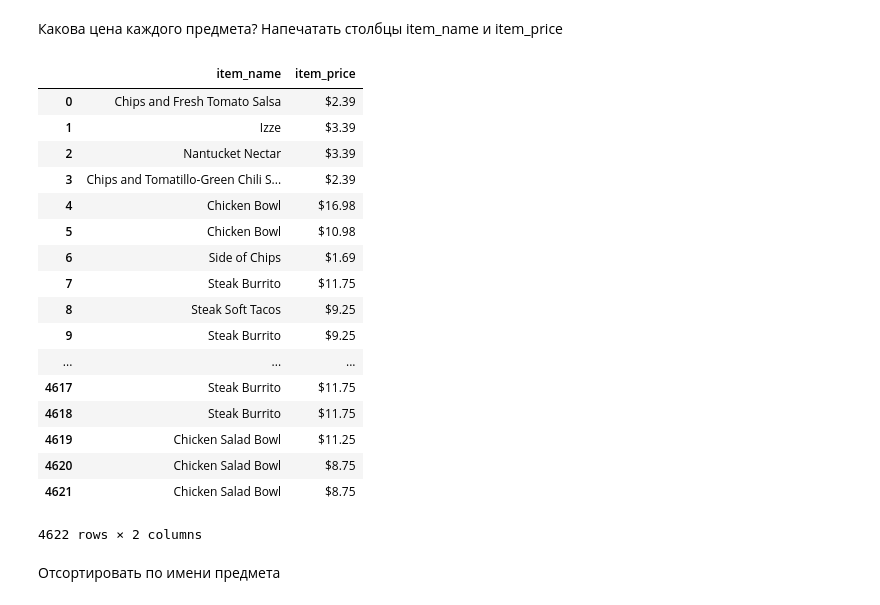
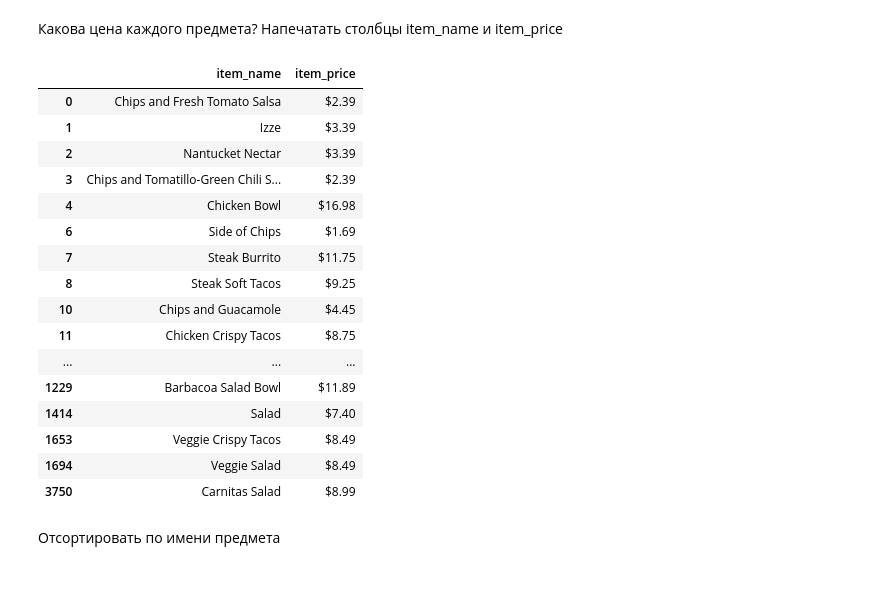
Before and after one commit to VargArt/otus_homework1, a Jupyter notebook: exercises-19469-b3240b.ipynb, the cells around one changed output. Drawn from its saved outputs; the diff is of its cells as text; code cells hidden in the pictures.

```diff
--- a/exercises-19469-b3240b.ipynb
+++ b/exercises-19469-b3240b.ipynb
@@ -305,26 +294,26 @@ a[a > 10].count()
 # %% [markdown]
 Какова цена каждого предмета? Напечатать столбцы item_name и item_price
 # %%
-chipo.loc[:, ['item_name', 'item_price']]
+drop_dup_2 = chipo.drop_duplicates('item_name')
+drop_dup_2.loc[:, ['item_name', 'item_price']]
 # %% [output]
 |  | item_name | item_price |
 | 0 | Chips and Fresh Tomato Salsa | $2.39 |
 | 1 | Izze | $3.39 |
 | 2 | Nantucket Nectar | $3.39 |
 | 3 | Chips and Tomatillo-Green Chili S... | $2.39 |
 | 4 | Chicken Bowl | $16.98 |
-| 5 | Chicken Bowl | $10.98 |
 | 6 | Side of Chips | $1.69 |
 | 7 | Steak Burrito | $11.75 |
 | 8 | Steak Soft Tacos | $9.25 |
-| 9 | Steak Burrito | $9.25 |
+| 10 | Chips and Guacamole | $4.45 |
+| 11 | Chicken Crispy Tacos | $8.75 |
 | ... | ... | ... |
-| 4617 | Steak Burrito | $11.75 |
-| 4618 | Steak Burrito | $11.75 |
-| 4619 | Chicken Salad Bowl | $11.25 |
-| 4620 | Chicken Salad Bowl | $8.75 |
-| 4621 | Chicken Salad Bowl | $8.75 |
+| 1229 | Barbacoa Salad Bowl | $11.89 |
+| 1414 | Salad | $7.40 |
+| 1653 | Veggie Crispy Tacos | $8.49 |
+| 1694 | Veggie Salad | $8.49 |
+| 3750 | Carnitas Salad | $8.99 |
-4622 rows × 2 columns
 # %% [markdown]
 Отсортировать по имени предмета
 # %%
```
Also changed, not shown: parts of 22 cells of this notebook.
